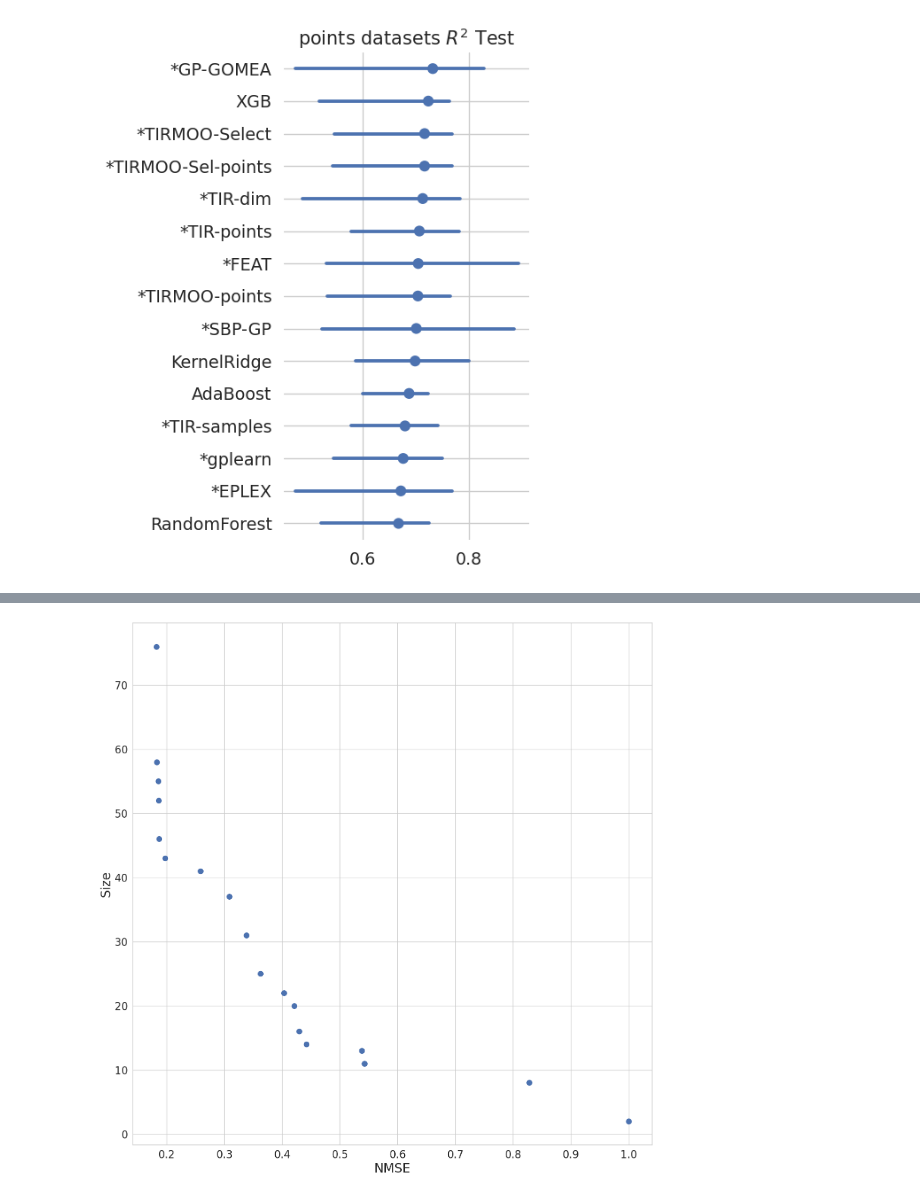
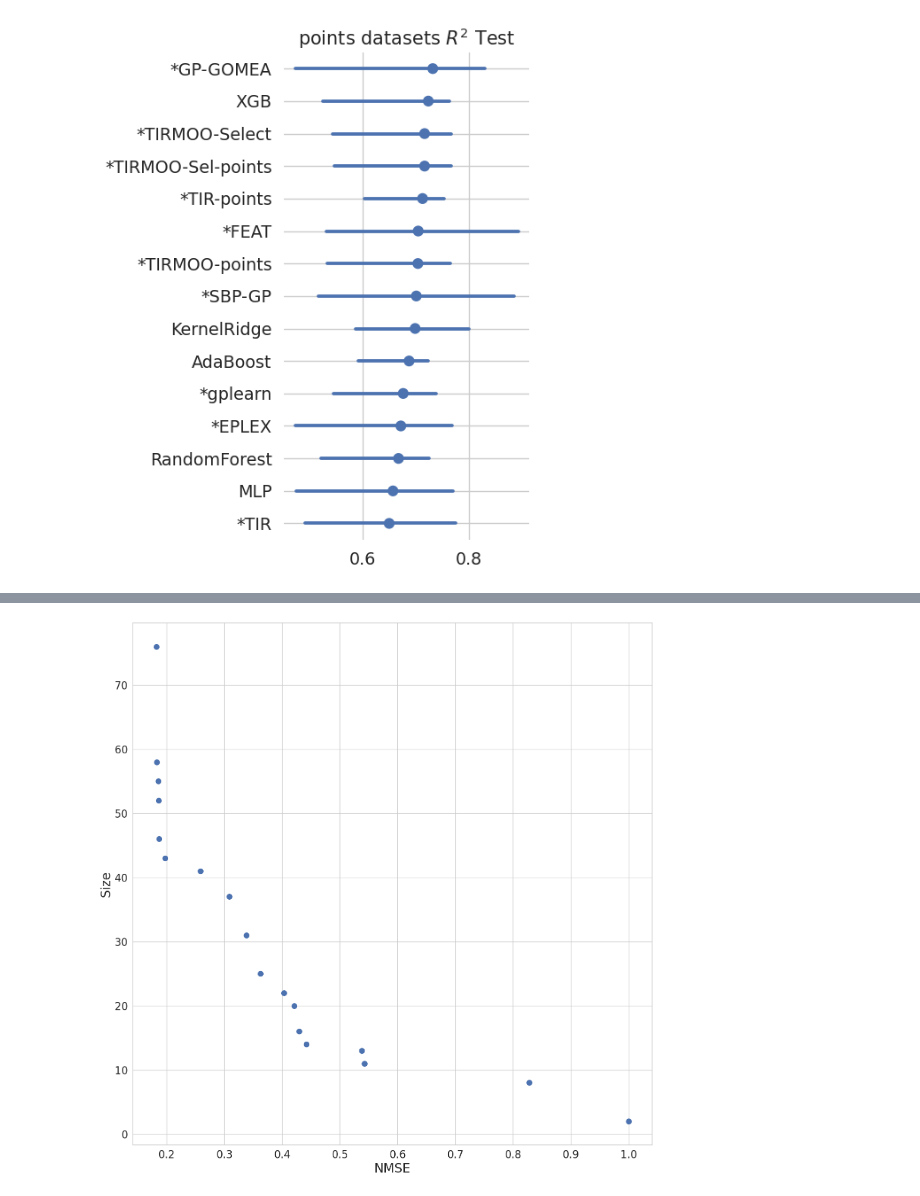
Before and after one commit to folivetti/tir, a Jupyter notebook: papers/GPEM/Results-TIRMOO.ipynb, the cells around one changed output, grey strips where cells are left out. Drawn from its saved outputs; the diff is of its cells as text; code cells hidden in the pictures.

```diff
--- a/papers/GPEM/Results-TIRMOO.ipynb
+++ b/papers/GPEM/Results-TIRMOO.ipynb
@@ -214,11 +216,11 @@ plt.savefig(f"figs/{fname}_nonfri_results.pdf", bbox_inches='tight')
 # Make the PairGrid
 sns.set_style("whitegrid")
 
-#smallests = ["192_vineyard", "228_elusage", "485_analcatdata_vehicle", "1096_FacultySalaries",
-#             "523_analcatdata_neavote", "663_rabe_266", "687_sleuth_ex1605", "659_sleuth_ex1714",
-#             "678_visualizing_environmental", "611_fri_c3_100_5", "594_fri_c2_100_5", "624_fri_c0_100_5",
-#             "656_fri_c1_100_5", "210_cloud", "706_sleuth_case1202", "1089_USCrime", "712_chscase_geyser1",
-#             "542_pollution", "527_analcatdata_election2000"]
+smallests = ["192_vineyard", "228_elusage", "485_analcatdata_vehicle", "1096_FacultySalaries",
+             "523_analcatdata_neavote", "663_rabe_266", "687_sleuth_ex1605", "659_sleuth_ex1714",
+             "678_visualizing_environmental", "611_fri_c3_100_5", "594_fri_c2_100_5", "624_fri_c0_100_5",
+             "656_fri_c1_100_5", "210_cloud", "706_sleuth_case1202", "1089_USCrime", "712_chscase_geyser1",
+             "542_pollution"]
 
 
 
@@ -231,7 +233,7 @@ x_vars=[
         #'training time (s)',
 ]
 
-df_p = df_plotPenalty[df_plotPenalty.dataset.isin(datasets)]
+df_p = df_plotPenalty[df_plotPenalty.dataset.isin(smallests)]
 
 order = df_p.groupby('algorithm')[x_vars[0]].median().sort_values(ascending=False).index[:15]
 g = sns.PairGrid(df_p,
@@ -251,31 +253,31 @@ g.map(sns.pointplot,
       #linewidth=1,
       #markeredgecolor='w',
       join=False,
       estimator=np.median,
       n_boot=1000,
       errorbar=('ci', 95)
      )
 # # Use semantically meaningful titles for the columns
 titles = [x.replace('_',' ').title().replace('(S)','(s)').replace('R2','points datasets $R^2$') for x in x_vars]
 g.axes.flat[0].set_ylabel('')
 for ax, title in zip(g.axes.flat, titles):
 
     # Set a different title for each axes
     ax.set(title=title)
     ax.set_xlabel('')
 
     if any([n in title.lower() for n in ['size','time']]):
         ax.set_xscale('log')
 
     if title == '$R^2$ Test':
         ax.set_xlim([-.25,1])
 
     # Make the grid horizontal instead of vertical
     ax.yaxis.grid(True)
 
 sns.despine(left=True, bottom=True)
 
 #save(name='_'.join(['pairgrid-pointplot']+x_vars))
 plt.savefig(f"figs/{fname}_points_results.pdf", bbox_inches='tight')
 # %% [output]
-[figure, old version]
+[figure, new version]
```
Also changed, not shown: parts of 20 cells of this notebook, 39 other files.
